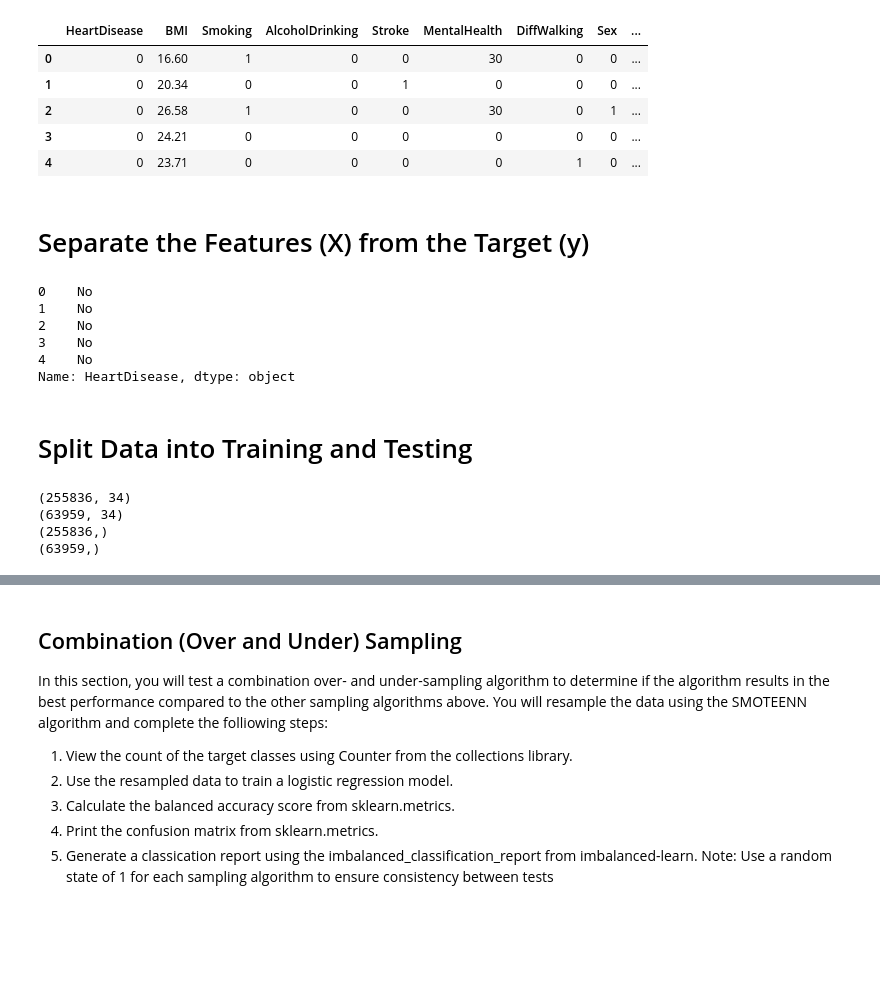
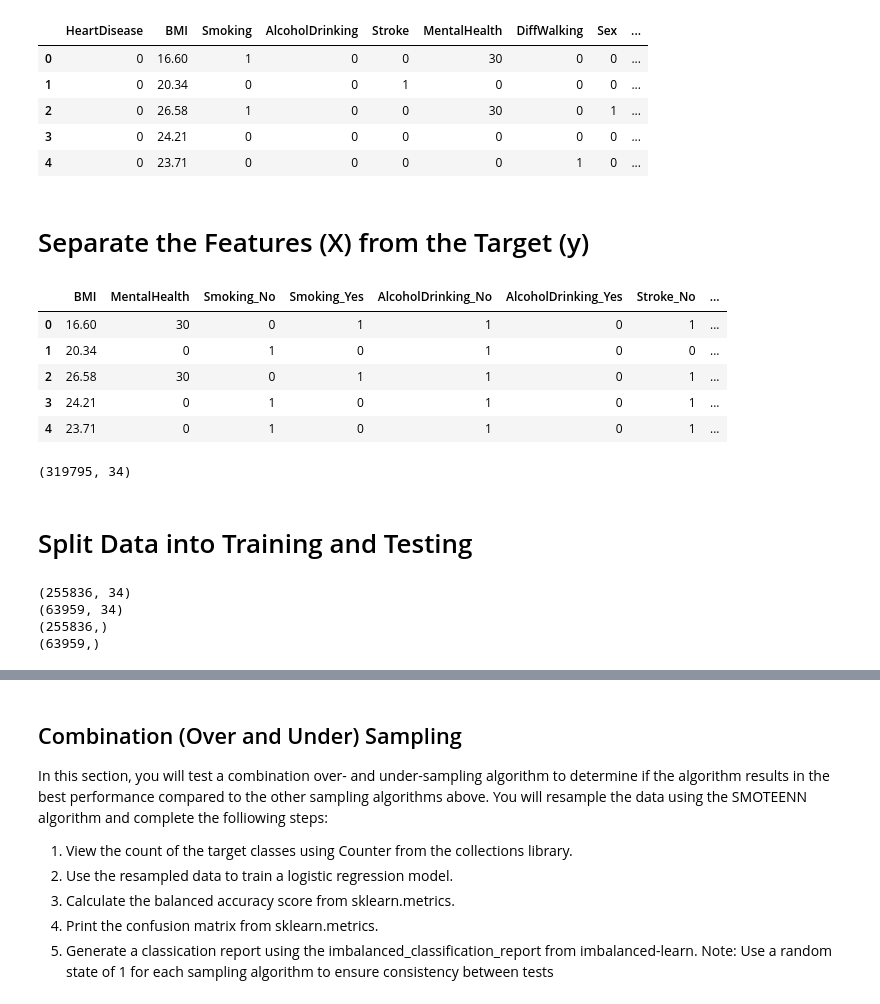
Before and after one commit to saramcel/Group5_Final_Project, a Jupyter notebook: Team_5_Sup_ML.ipynb, the cells around one changed output, grey strips where cells are left out. Drawn from its saved outputs; the diff is of its cells as text; code cells hidden in the pictures; blank space fills up the shorter version.

```diff
--- a/Team_5_Sup_ML.ipynb
+++ b/Team_5_Sup_ML.ipynb
@@ -134,8 +135,8 @@ df2.head()
 | 2 | 0 | 26.58 | 1 | 0 | 0 | 30 | 0 | 1 | ... |
 | 3 | 0 | 24.21 | 0 | 0 | 0 | 0 | 0 | 0 | ... |
 | 4 | 0 | 23.71 | 0 | 0 | 0 | 0 | 1 | 0 | ... |
-# %% [markdown]
-#  Separate the Features (X) from the Target (y)
+# %% [markdown]
+#  Separate the Features (X) from the Target (y)
 # %%
 # Create our features
 X = df.drop(columns="HeartDisease", axis=1 )
@@ -143,28 +144,19 @@ X = pd.get_dummies(X)
 
 # Create our target
 y = df["HeartDisease"]
-y[:5]
-# %% [output]
-0    No
-1    No
-2    No
-3    No
-4    No
-Name: HeartDisease, dtype: object
+# %%
+pd.set_option('display.max_columns', None)
+X.head()
+# %% [output]
+|  | BMI | MentalHealth | Smoking_No | Smoking_Yes | AlcoholDrinking_No | AlcoholDrinking_Yes | Stroke_No | ... |
+| 0 | 16.60 | 30 | 0 | 1 | 1 | 0 | 1 | ... |
+| 1 | 20.34 | 0 | 1 | 0 | 1 | 0 | 0 | ... |
+| 2 | 26.58 | 30 | 0 | 1 | 1 | 0 | 1 | ... |
+| 3 | 24.21 | 0 | 1 | 0 | 1 | 0 | 1 | ... |
+| 4 | 23.71 | 0 | 1 | 0 | 1 | 0 | 1 | ... |
+# %%
+X.shape
+# %% [output]
+(319795, 34)
 # %% [markdown]
 # Split Data into Training and Testing
-# %%
-#Split the data inot Training and Testing sets
-X_train, X_test, y_train, y_test = train_test_split(X,
-   y,  random_state=78, train_size=0.80)
-
-# Determine the shape of our training and testing sets.
-print(X_train.shape)
-print(X_test.shape)
-print(y_train.shape)
-print(y_test.shape)
-# %% [output]
-(255836, 34)
-(63959, 34)
-(255836,)
-(63959,)
@@ -179,0 +163,15 @@ X_test_scaled = X_scaler.transform(X_test)
+# %%
+#Split the data inot Training and Testing sets
+X_train, X_test, y_train, y_test = train_test_split(X,
+   y,  random_state=78, train_size=0.80)
+
+# Determine the shape of our training and testing sets.
+print(X_train.shape)
+print(X_test.shape)
+print(y_train.shape)
+print(y_test.shape)
+# %% [output]
+(255836, 34)
+(63959, 34)
+(255836,)
+(63959,)
```
Also changed, not shown: parts of 4 cells of this notebook.
